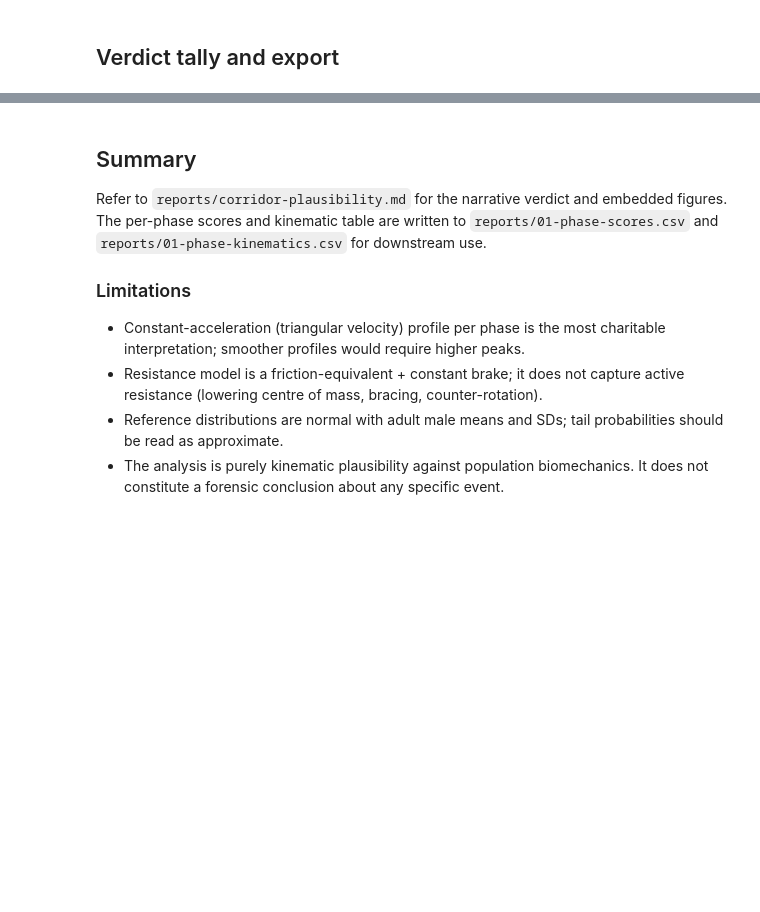
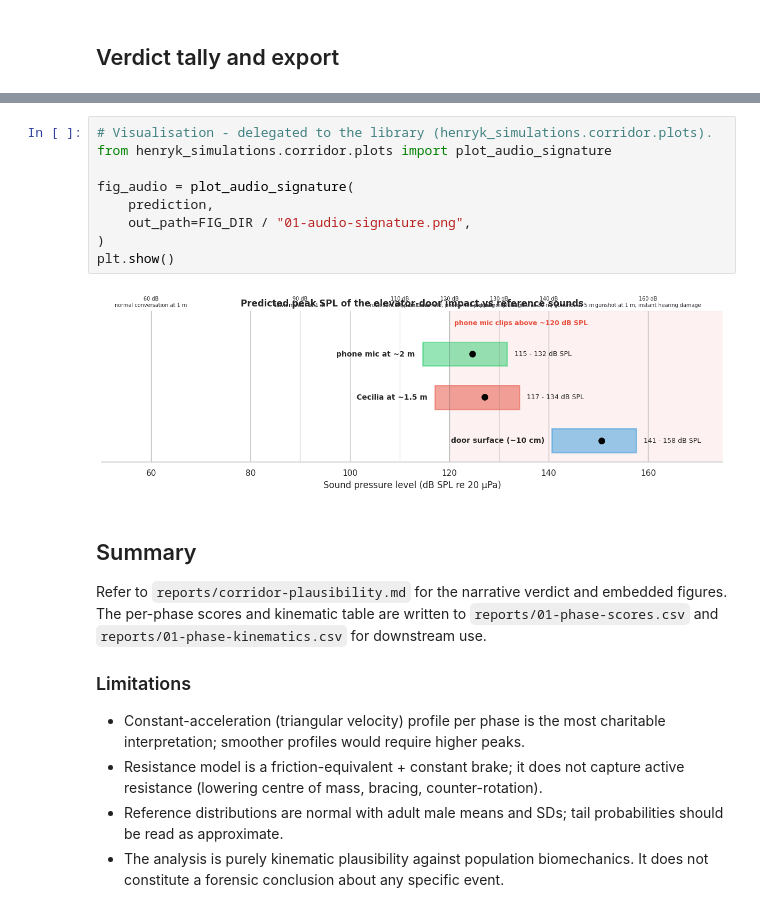
Before and after one commit to stellarshenson/henryk-simulations, a Jupyter notebook: notebooks/01-kj-corridor-kinematics.ipynb, the cells around one changed output, grey strips where cells are left out. Drawn from its saved outputs; the diff is of its cells as text; blank space fills up the shorter version.

```diff
--- a/notebooks/01-kj-corridor-kinematics.ipynb
+++ b/notebooks/01-kj-corridor-kinematics.ipynb
@@ -733,3 +1367,14 @@ swap-back/M peak yaw angular velocity     6.283       3.5 2.78 implausible
+# %%
+# Visualisation - delegated to the library (henryk_simulations.corridor.plots).
+from henryk_simulations.corridor.plots import plot_audio_signature
+
+fig_audio = plot_audio_signature(
+    prediction,
+    out_path=FIG_DIR / "01-audio-signature.png",
+)
+plt.show()
+# %% [output]
+[figure, added]
 # %% [markdown]
 ## Summary
 
```
Also changed, not shown: parts of 13 cells of this notebook, 14 other files.
